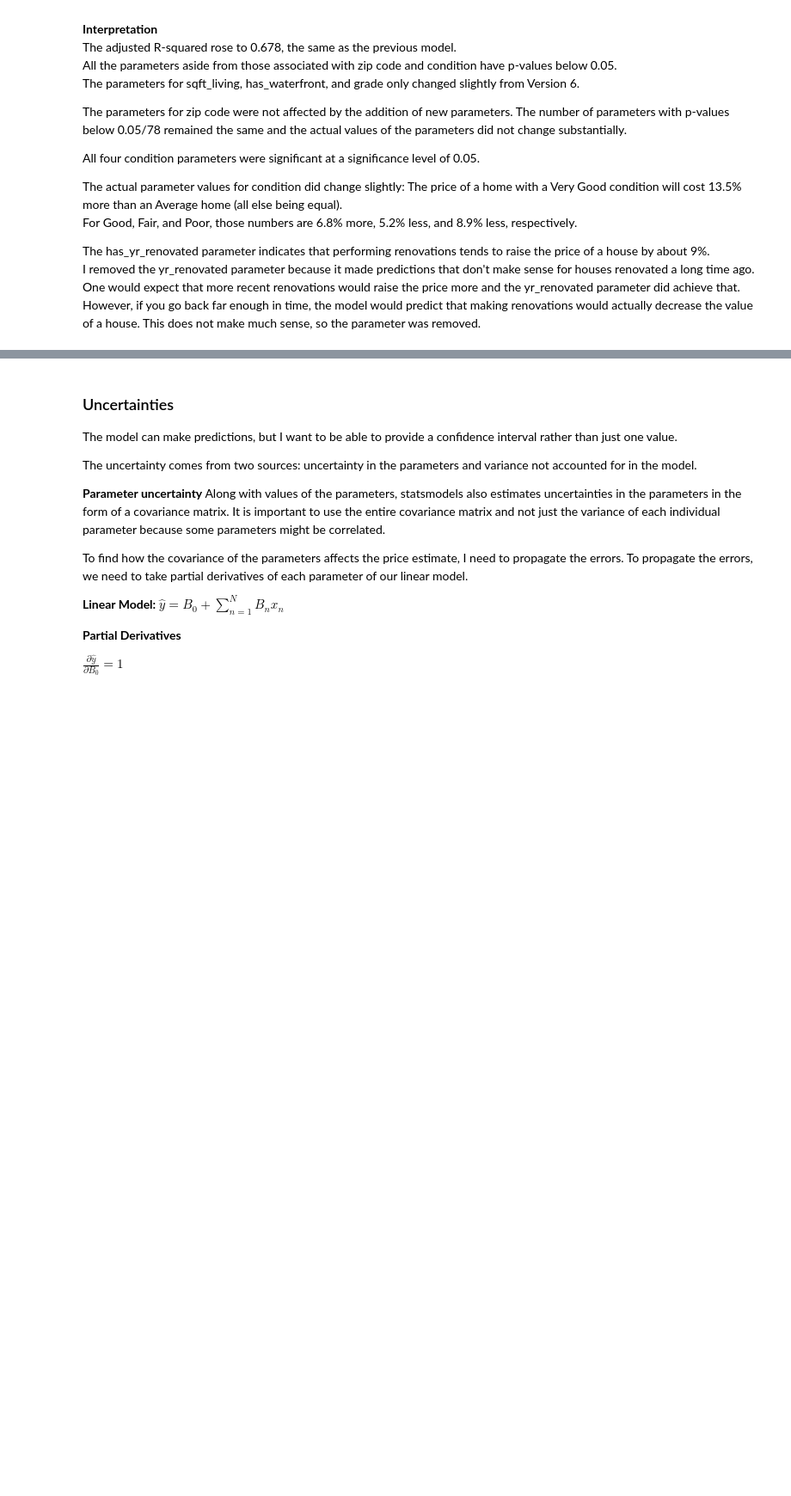
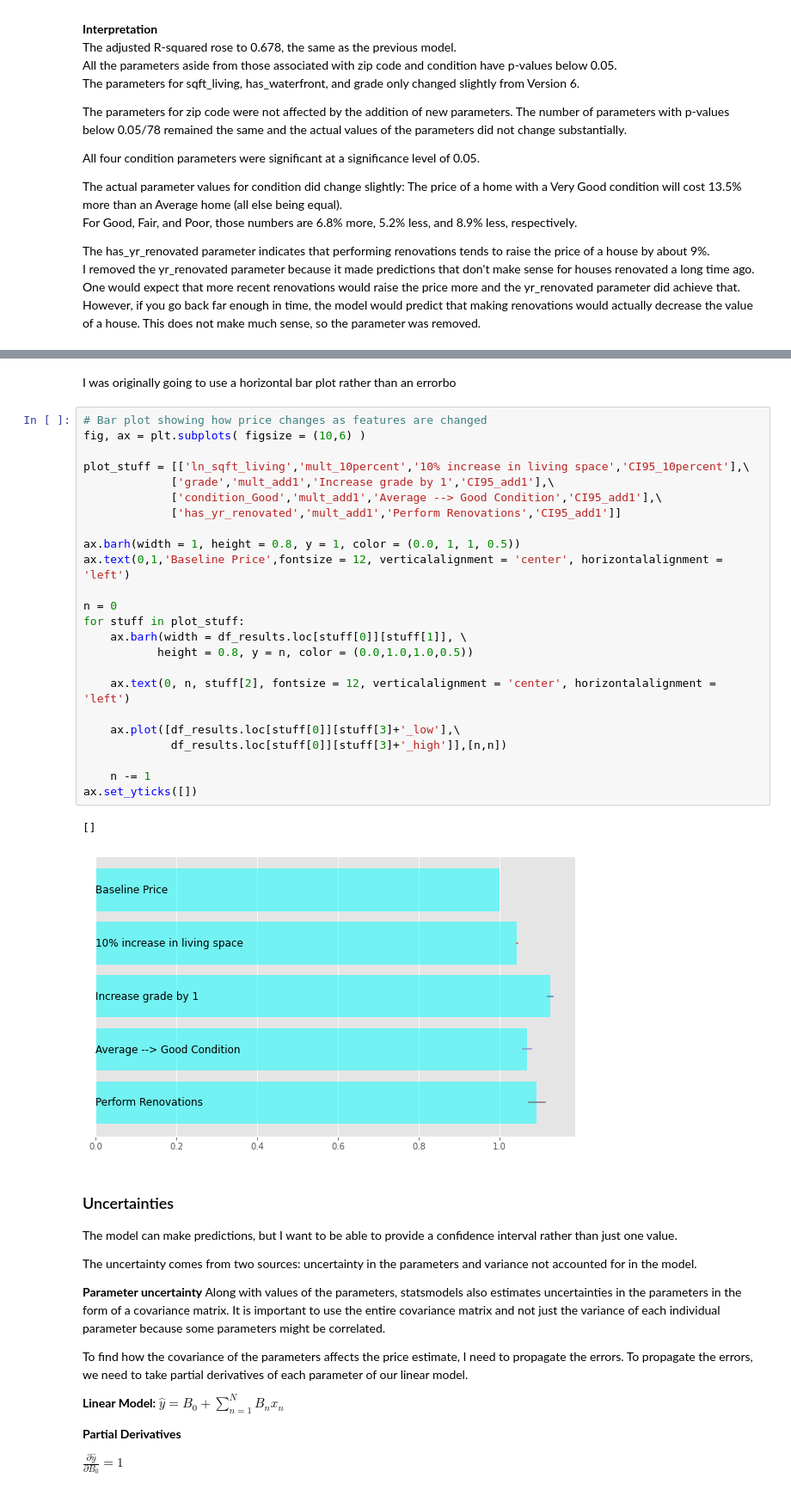
Before and after one commit to daviderics/KC-House-Sales-Phase-2-Project, a Jupyter notebook: student.ipynb, the cells around one changed output, grey strips where cells are left out. Shown at 86% size. Drawn from its saved outputs; the diff is of its cells as text; blank space fills up the shorter version.

```diff
--- a/student.ipynb
+++ b/student.ipynb
@@ -1254,3 +1302,32 @@ I removed the yr_renovated parameter because it made predictions that don't make
+# %% [markdown]
+I was originally going to use a horizontal bar plot rather than an errorbo
+# %%
+# Bar plot showing how price changes as features are changed
+fig, ax = plt.subplots( figsize = (10,6) )
+
+plot_stuff = [['ln_sqft_living','mult_10percent','10% increase in living space','CI95_10percent'],\
+             ['grade','mult_add1','Increase grade by 1','CI95_add1'],\
+             ['condition_Good','mult_add1','Average --> Good Condition','CI95_add1'],\
+             ['has_yr_renovated','mult_add1','Perform Renovations','CI95_add1']]
+
+ax.barh(width = 1, height = 0.8, y = 1, color = (0.0, 1, 1, 0.5))
+ax.text(0,1,'Baseline Price',fontsize = 12, verticalalignment = 'center', horizontalalignment = 'left')
+
+n = 0
+for stuff in plot_stuff:
+    ax.barh(width = df_results.loc[stuff[0]][stuff[1]], \
+           height = 0.8, y = n, color = (0.0,1.0,1.0,0.5))
+
+    ax.text(0, n, stuff[2], fontsize = 12, verticalalignment = 'center', horizontalalignment = 'left')
+
+    ax.plot([df_results.loc[stuff[0]][stuff[3]+'_low'],\
+             df_results.loc[stuff[0]][stuff[3]+'_high']],[n,n])
+
+    n -= 1
+ax.set_yticks([])
+# %% [output]
+[]
+[figure, added]
 # %% [markdown]
 ### Uncertainties
 The model can make predictions, but I want to be able to provide a confidence interval rather than just one value.
```
Also changed, not shown: parts of 14 cells of this notebook.
